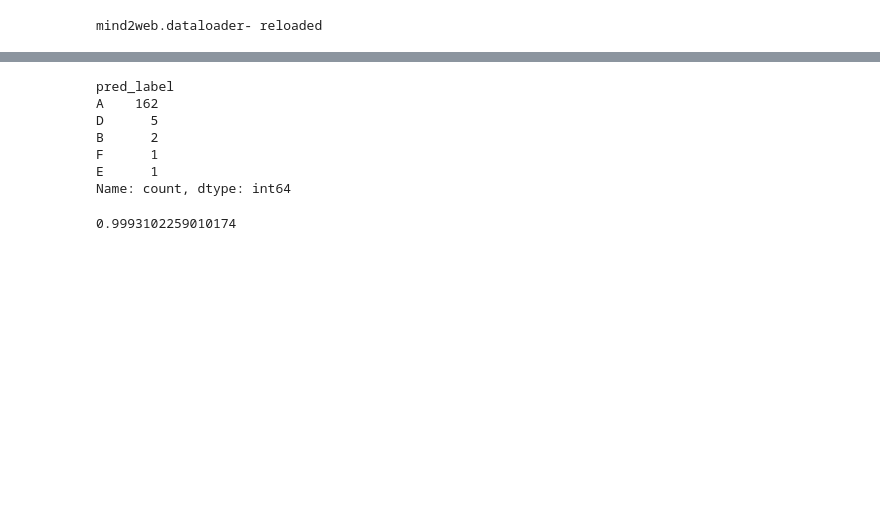
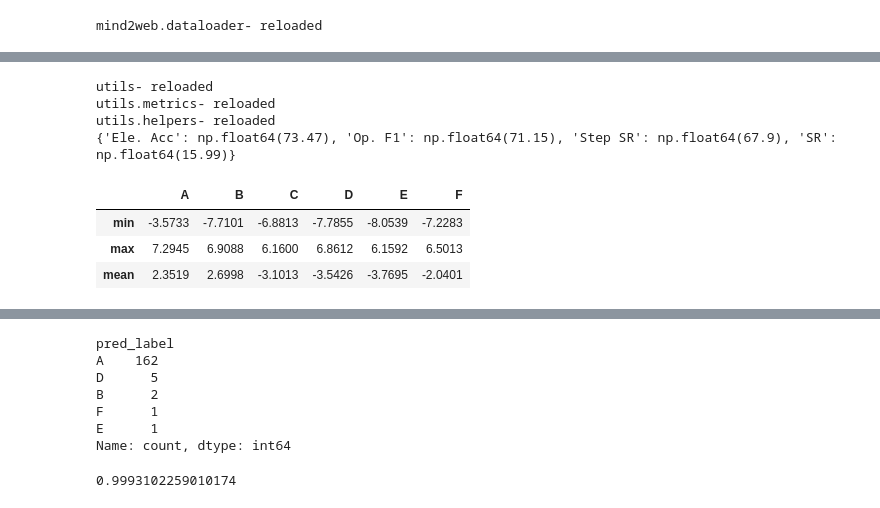
Before and after one commit to amitxy/Robots-That-Ask-For-Help-Over-The-Horizon, a Jupyter notebook: research.ipynb, the cells around one changed output, grey strips where cells are left out. Cells and saved outputs as stored; diff of their text form; code cells hidden in the pictures; blank space fills up the shorter version.

```diff
--- a/research.ipynb
+++ b/research.ipynb
@@ -81,0 +347,24 @@ cal_df['true_prob'] = cal_df.apply(lambda row: row['choices_probs'][row['label']
+# %%
+utils.reload('utils', 'utils.metrics', 'utils.helpers')
+print(utils.metrics.compute_mind2web_metrics(test_df))
+# %% [output]
+utils- reloaded
+utils.metrics- reloaded
+utils.helpers- reloaded
+{'Ele. Acc': np.float64(73.47), 'Op. F1': np.float64(71.15), 'Step SR': np.float64(67.9), 'SR': np.float64(15.99)}
+# %%
+# expand the dict column
+logits_df = test_df["choices_logits"].apply(pd.Series)
+
+# now you can aggregate/select
+# e.g., mean logits for A and B
+# logits_df.agg(A_min=("A", "min"), B_min=("B", "min"),)
+logits_df.agg(["min", "max", "mean"],axis=0)
+# or just get the columns
+# AB = logits_df[["A", "B"]]
+# (result_df['pred_label'] == 'A').mean()
+# %% [output]
+|  | A | B | C | D | E | F |
+| min | -3.5733 | -7.7101 | -6.8813 | -7.7855 | -8.0539 | -7.2283 |
+| max | 7.2945 | 6.9088 | 6.1600 | 6.8612 | 6.1592 | 6.5013 |
+| mean | 2.3519 | 2.6998 | -3.1013 | -3.5426 | -3.7695 | -2.0401 |
```
Also changed, not shown: parts of 13 cells of this notebook.
